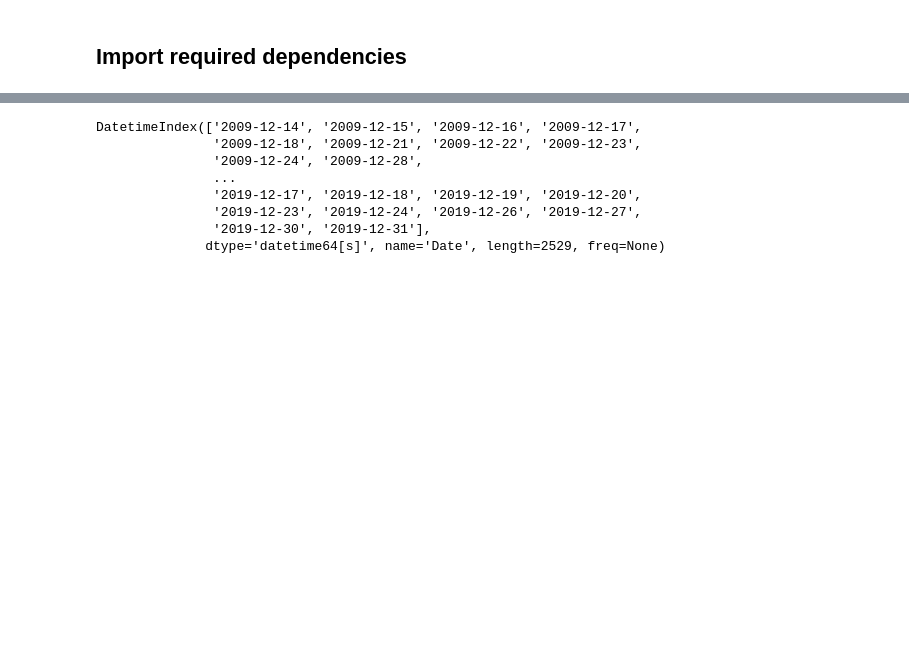
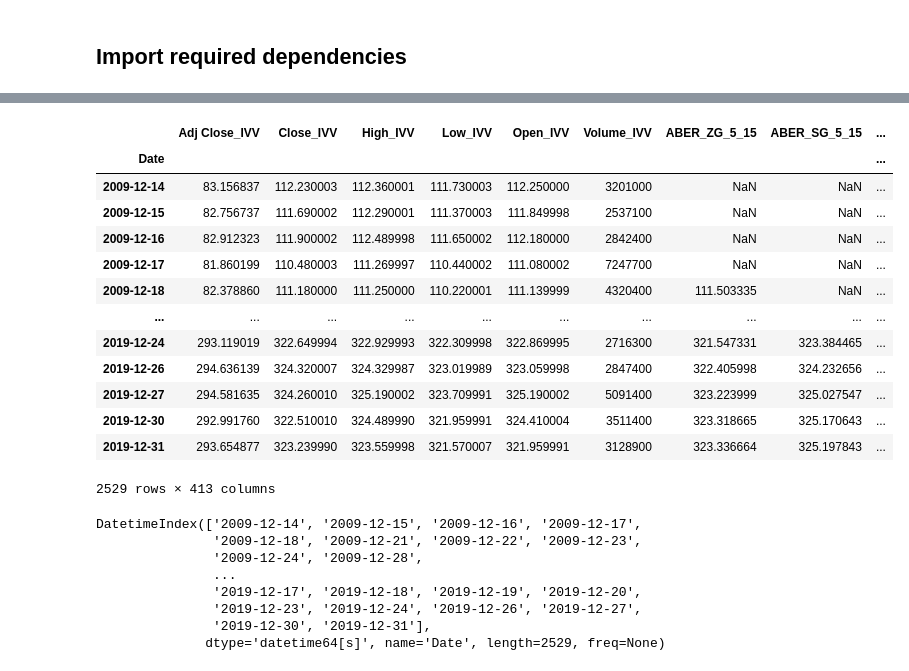
Before and after one commit to saobangmath/MscFE, a Jupyter notebook: FinancialData/project.ipynb, the cells around one changed output, grey strips where cells are left out. Saved outputs shown, nothing was run; the diff lists cells and outputs as text; code cells hidden in the pictures; blank space fills up the shorter version.

```diff
--- a/FinancialData/project.ipynb
+++ b/FinancialData/project.ipynb
@@ -43,3 +65,20 @@ df.head(10)
+# %%
+df
+# %% [output]
+|  | Adj Close_IVV | Close_IVV | High_IVV | Low_IVV | Open_IVV | Volume_IVV | ABER_ZG_5_15 | ABER_SG_5_15 | ... |
+| Date |  |  |  |  |  |  |  |  | ... |
+| 2009-12-14 | 83.156837 | 112.230003 | 112.360001 | 111.730003 | 112.250000 | 3201000 | NaN | NaN | ... |
+| 2009-12-15 | 82.756737 | 111.690002 | 112.290001 | 111.370003 | 111.849998 | 2537100 | NaN | NaN | ... |
+| 2009-12-16 | 82.912323 | 111.900002 | 112.489998 | 111.650002 | 112.180000 | 2842400 | NaN | NaN | ... |
+| 2009-12-17 | 81.860199 | 110.480003 | 111.269997 | 110.440002 | 111.080002 | 7247700 | NaN | NaN | ... |
+| 2009-12-18 | 82.378860 | 111.180000 | 111.250000 | 110.220001 | 111.139999 | 4320400 | 111.503335 | NaN | ... |
+| ... | ... | ... | ... | ... | ... | ... | ... | ... | ... |
+| 2019-12-24 | 293.119019 | 322.649994 | 322.929993 | 322.309998 | 322.869995 | 2716300 | 321.547331 | 323.384465 | ... |
+| 2019-12-26 | 294.636139 | 324.320007 | 324.329987 | 323.019989 | 323.059998 | 2847400 | 322.405998 | 324.232656 | ... |
+| 2019-12-27 | 294.581635 | 324.260010 | 325.190002 | 323.709991 | 325.190002 | 5091400 | 323.223999 | 325.027547 | ... |
+| 2019-12-30 | 292.991760 | 322.510010 | 324.489990 | 321.959991 | 324.410004 | 3511400 | 323.318665 | 325.170643 | ... |
+| 2019-12-31 | 293.654877 | 323.239990 | 323.559998 | 321.570007 | 321.959991 | 3128900 | 323.336664 | 325.197843 | ... |
+2529 rows × 413 columns
 # %%
 # convert index to date time
 df.index = pd.to_datetime(df.index)
```
Also changed, not shown: parts of 32 cells of this notebook, 3 other files.
